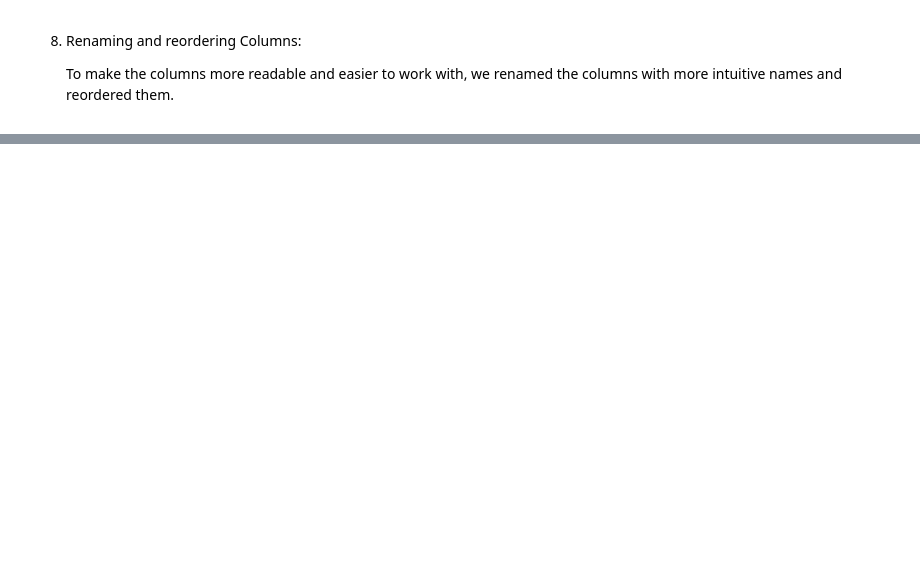
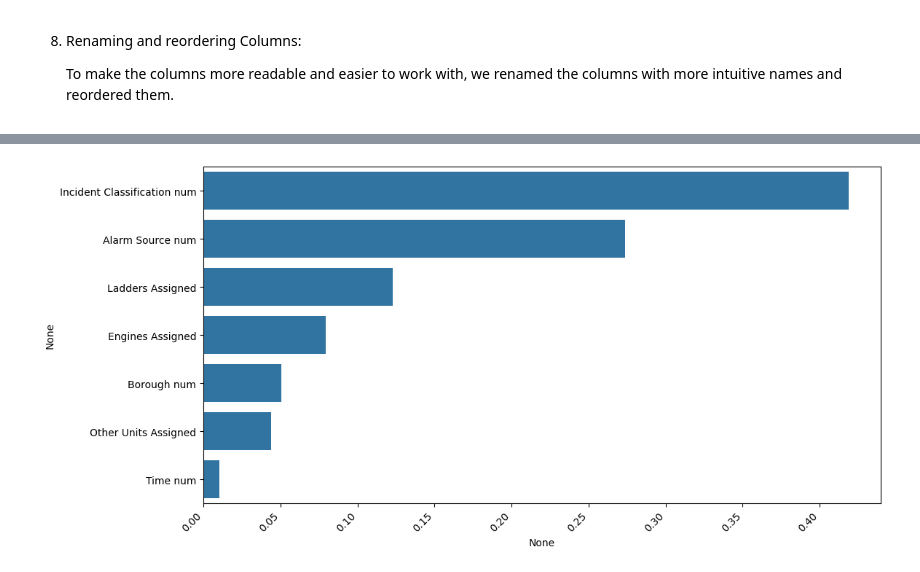
Before and after one commit to 415jason/NYC-Fire-Data, a Jupyter notebook: Deliverable02_Introduction_Dataset_and_Cleaning.ipynb, the cells around one changed output, grey strips where cells are left out. Saved outputs shown, nothing was run; the diff lists cells and outputs as text; code cells hidden in the pictures; blank space fills up the shorter version.

```diff
--- a/Deliverable02_Introduction_Dataset_and_Cleaning.ipynb
+++ b/Deliverable02_Introduction_Dataset_and_Cleaning.ipynb
@@ -280,0 +305,5 @@ df.head()
+# %%
+X = df.drop(columns=['Valid Response Time', 'Borough', 'Time', 'Alarm Source', 'Incident Classification'])
+y = df['Valid Response Time']
+
+X_train, X_test, y_train, y_test = train_test_split(X, y, test_size=0.2, random_state=42)
@@ -280,0 +366,17 @@ df.head()
+# %%
+# Feature Importances
+
+fi_dt = dt.feature_importances_
+fi_rf = rf.feature_importances_
+fi_gb = gb.feature_importances_
+fi_ab = ab.feature_importances_
+
+fi_avg = (fi_dt + fi_rf + fi_gb + fi_ab) / 4
+fi_avg = pd.Series(fi_avg, index=X.columns).sort_values(ascending=False)
+
+plt.figure(figsize = (12,6))
+chart = sns.barplot(x = fi_avg, y = fi_avg.index)
+chart.set_xticklabels(chart.get_xticklabels(), rotation = 45, horizontalalignment = "right")
+plt.show()
+# %% [output]
+[figure, added]
```
Also changed, not shown: parts of 27 cells of this notebook, 1 other file.
